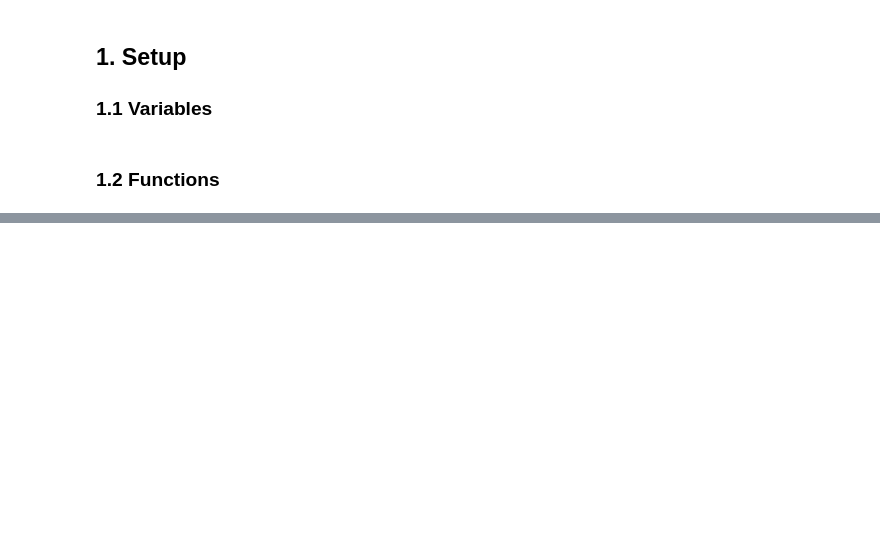
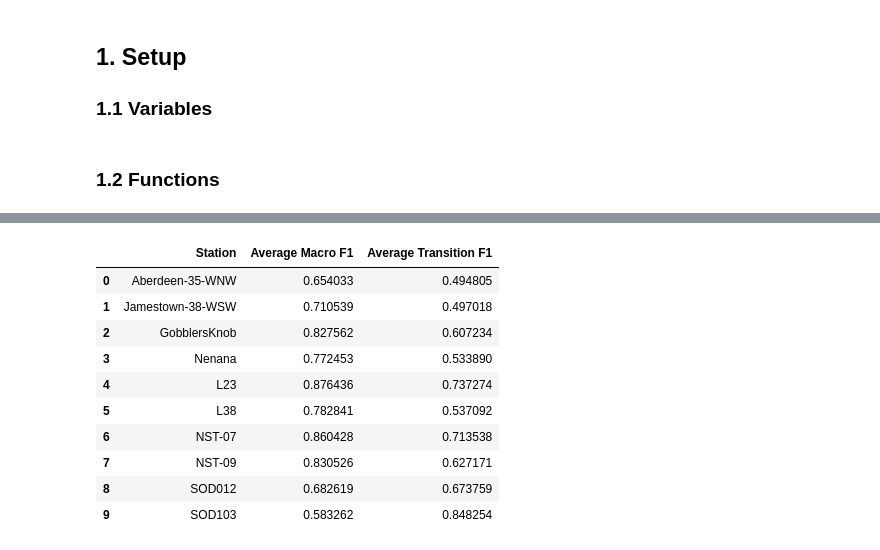
Before and after one commit to gerezk/freeze-thaw-soil-prediction, a Jupyter notebook: notebooks/model_development.ipynb, the cells around one changed output, grey strips where cells are left out. Saved outputs shown, nothing was run; the diff lists cells and outputs as text; code cells hidden in the pictures; blank space fills up the shorter version.

```diff
--- a/notebooks/model_development.ipynb
+++ b/notebooks/model_development.ipynb
@@ -44,5 +40,6 @@ label_map = {
     c.CLASSES[2]: 2,
 }
 train_size = 0.8
+n_splits = 5
 # %% [markdown]
 ### 1.2 Functions
@@ -108,0 +93,2 @@ Average transition F1 score: 0.495
+# %%
+result_unlagged_train_df, result_unlagged_test_df = pipeline(StationName, label_map, n_splits, train_size, False)
@@ -134,0 +141,14 @@ Average transition F1 score: 0.5
+# %%
+result_unlagged_train_df
+# %% [output]
+|  | Station | Average Macro F1 | Average Transition F1 |
+| 0 | Aberdeen-35-WNW | 0.654033 | 0.494805 |
+| 1 | Jamestown-38-WSW | 0.710539 | 0.497018 |
+| 2 | GobblersKnob | 0.827562 | 0.607234 |
+| 3 | Nenana | 0.772453 | 0.533890 |
+| 4 | L23 | 0.876436 | 0.737274 |
+| 5 | L38 | 0.782841 | 0.537092 |
+| 6 | NST-07 | 0.860428 | 0.713538 |
+| 7 | NST-09 | 0.830526 | 0.627171 |
+| 8 | SOD012 | 0.682619 | 0.673759 |
+| 9 | SOD103 | 0.583262 | 0.848254 |
```
Also changed, not shown: parts of 24 cells of this notebook.
